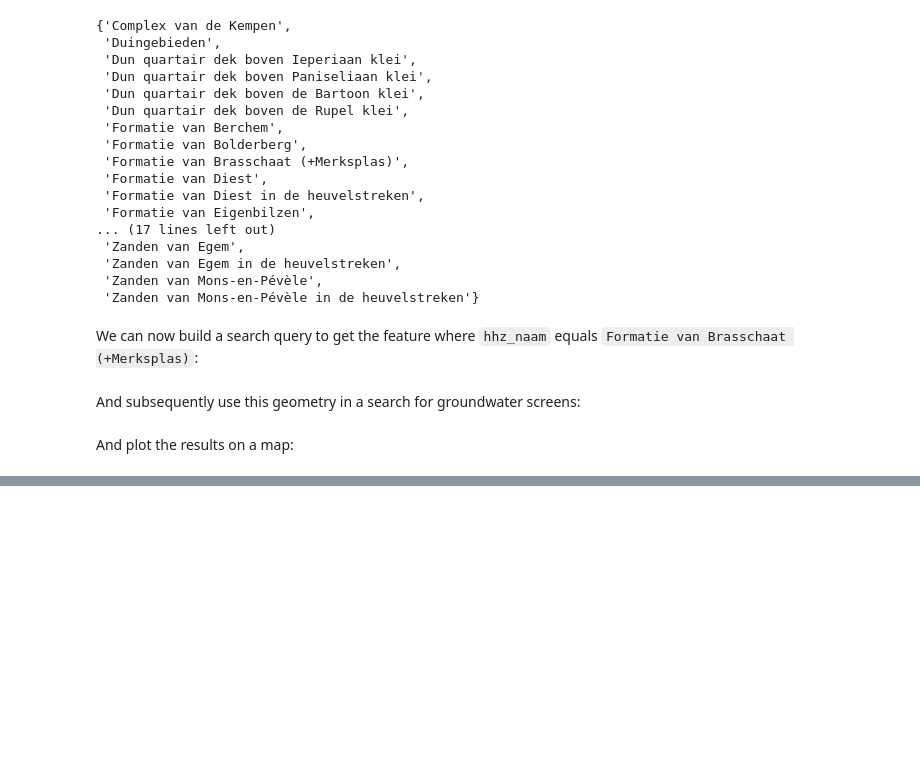
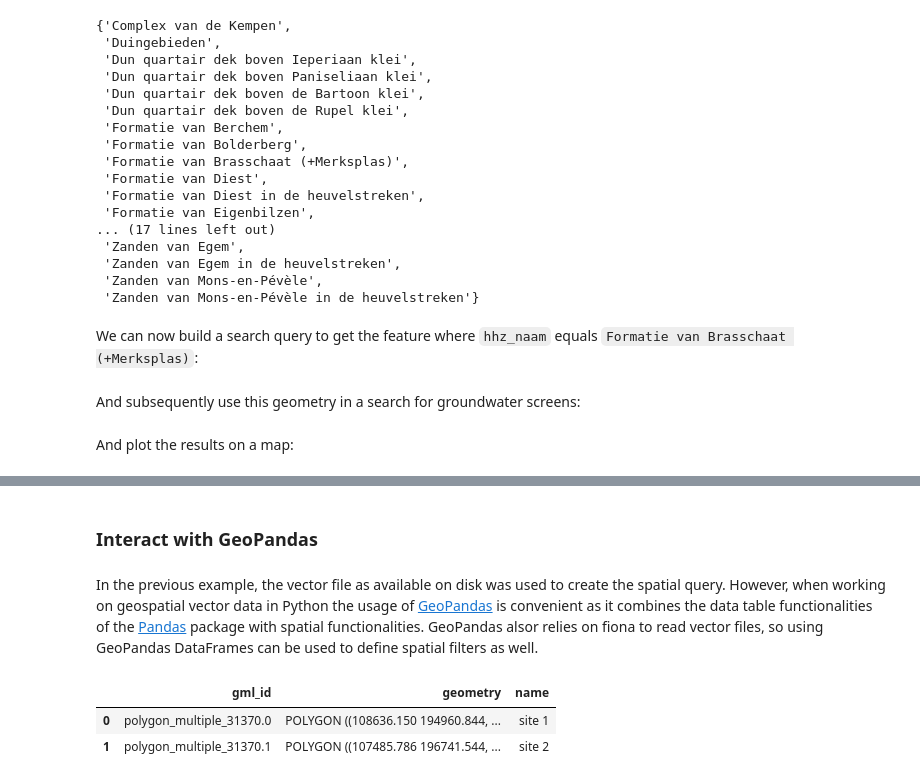
Before and after one commit to DOV-Vlaanderen/pydov, a Jupyter notebook: docs/notebooks/spatial_querying.ipynb, the cells around one changed output, grey strips where cells are left out. Drawn from its saved outputs; the diff is of its cells as text; code cells hidden in the pictures; blank space fills up the shorter version.

Commit message:
Update tutorial on spatial queries

```diff
--- a/docs/notebooks/spatial_querying.ipynb
+++ b/docs/notebooks/spatial_querying.ipynb
@@ -284,0 +317,17 @@ fmap
+# %% [markdown]
+### Interact with GeoPandas
+# %% [markdown]
+In the previous example, the vector file as available on disk was used to create the spatial query. However, when working on geospatial vector data in Python the usage of [GeoPandas](https://geopandas.readthedocs.io/en/latest/) is convenient as it combines the data table functionalities of the [Pandas](https://pandas.pydata.org/docs/) package with spatial functionalities. GeoPandas alsor relies on fiona to read vector files, so using GeoPandas DataFrames can be used to define spatial filters as well.
+# %%
+import geopandas as gpd
+
+shapefile = "../../tests/data/util/location/polygon_multiple_31370.shp"
+
+# User reads geometry-file from disk (shapefile, geojson,...)
+gdf = gpd.read_file(shapefile)
+gdf["name"] = ["site 1", "site 2"]  # add dummy names to each of the polygones in the vector file for the demo case
+gdf
+# %% [output]
+|  | gml_id | geometry | name |
+| 0 | polygon_multiple_31370.0 | POLYGON ((108636.150 194960.844, ... | site 1 |
+| 1 | polygon_multiple_31370.1 | POLYGON ((107485.786 196741.544, ... | site 2 |
```
Also changed, not shown: parts of 38 cells of this notebook.
